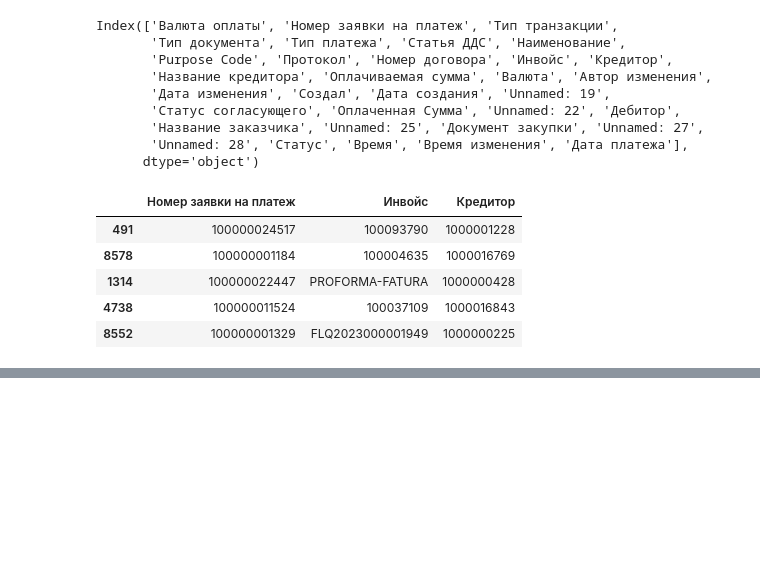
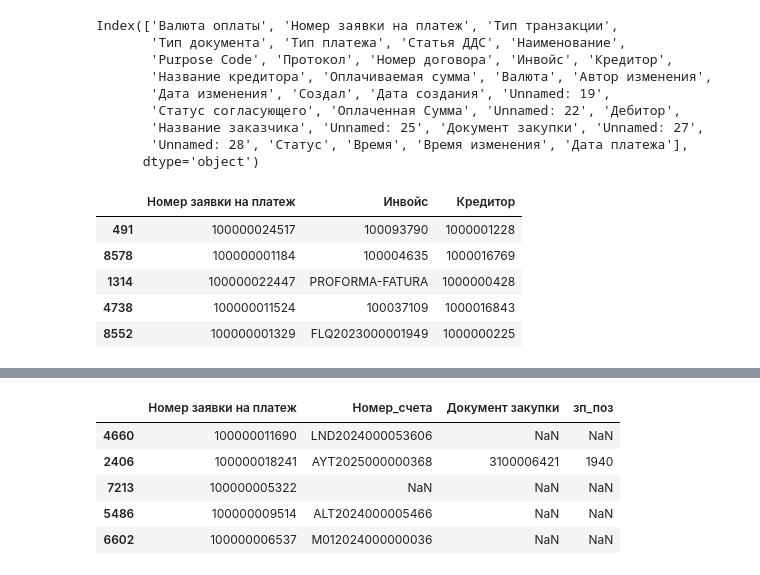
Before and after one commit to tsm-mehmetakiftasoz/tsm_makif, a Jupyter notebook: Готово_Все в одном_ beta_test_ver4-5 .ipynb, the cells around one changed output, grey strips where cells are left out. Saved outputs shown, nothing was run; the diff lists cells and outputs as text; code cells hidden in the pictures; blank space fills up the shorter version.

```diff
--- a/Готово_Все в одном_ beta_test_ver4-5 .ipynb
+++ b/Готово_Все в одном_ beta_test_ver4-5 .ipynb
@@ -2248,0 +2259,3 @@ zpp001[["Номер заявки на платеж","Инвойс","Кредит
+# %%
+df_zmm070_2022_2025["Документ закупки"] = df_zmm070_2022_2025["Документ закупки"].apply(temizle_ve_cevir)
+df_zmm070_2022_2025["Позиция"] = df_zmm070_2022_2025["Позиция"].apply(temizle_ve_cevir)
@@ -2249,3 +2275,33 @@ zpp001[["Номер заявки на платеж","Инвойс","Кредит
+# %%
+# 1. Anahtar sütunları tuple haline getirelim
+df_zmm070_2022_2025["key"] = df_zmm070_2022_2025[["Ссылка", "Выставитель счета"]].apply(tuple, axis=1)
+zpp001["key"] = zpp001[["Номер_счета", "Кредитор"]].apply(tuple, axis=1)
+
+# 2. Aktarılacak sütunlar ve hedef adları
+map_dict = {
+    "Документ закупки":"Документ закупки",
+    "Позиция":"зп_поз"
+
+
+}
+
+# 3. Her sütun için dict map uygulama
+for source_col, target_col in map_dict.items():
+    temp_dict = dict(zip(df_zmm070_2022_2025["key"], df_zmm070_2022_2025[source_col]))
+    zpp001[target_col] = zpp001["key"].map(temp_dict)
+
+# 4. Geçici key sütunlarını kaldır
+zpp001.drop(columns=["key"], inplace=True)
+df_zmm070_2022_2025.drop(columns=["key"], inplace=True)
+# %%
+zpp001[["Номер заявки на платеж","Номер_счета","Документ закупки","зп_поз"]].sample(n=5)
+# %% [output]
+|  | Номер заявки на платеж | Номер_счета | Документ закупки | зп_поз |
+| 4660 | 100000011690 | LND2024000053606 | NaN | NaN |
+| 2406 | 100000018241 | AYT2025000000368 | 3100006421 | 1940 |
+| 7213 | 100000005322 | NaN | NaN | NaN |
+| 5486 | 100000009514 | ALT2024000005466 | NaN | NaN |
+| 6602 | 100000006537 | M012024000000036 | NaN | NaN |
 # %%
 df_B3_status.columns
 # %%
```
Also changed, not shown: parts of 3 cells of this notebook.
